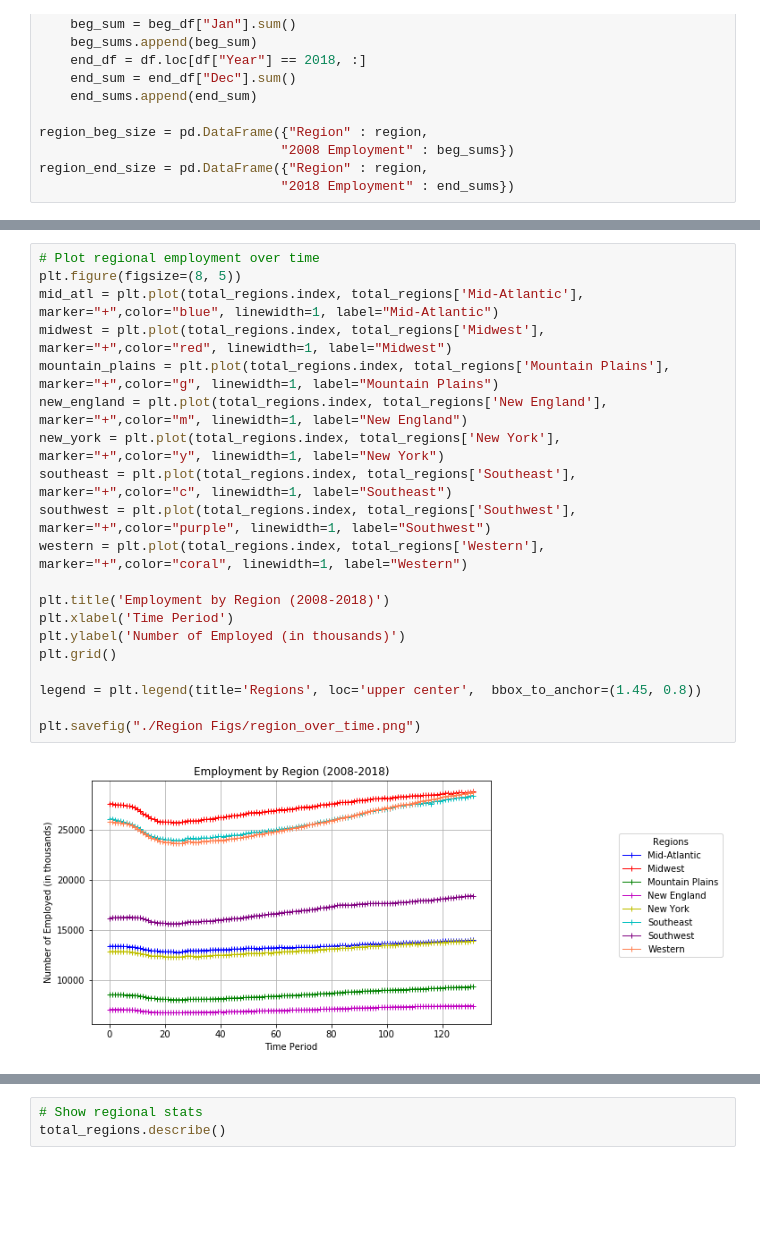
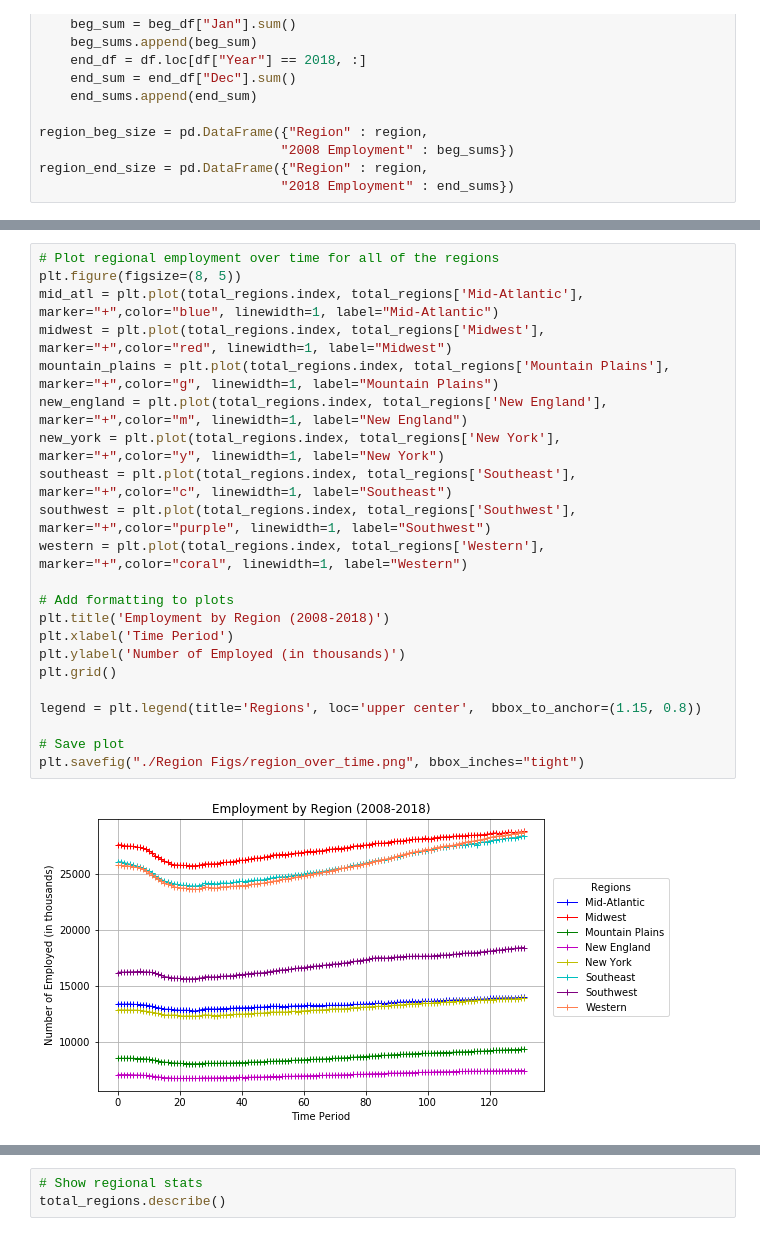
Before and after one commit to soraerae/Project-01-Employment-Data, a Jupyter notebook: Region Code/Employment_by_state.ipynb, the cells around one changed output, grey strips where cells are left out. Drawn from its saved outputs; the diff is of its cells as text; blank space fills up the shorter version.

```diff
--- a/Region Code/Employment_by_state.ipynb
+++ b/Region Code/Employment_by_state.ipynb
@@ -199,24 +202,26 @@ total_regions.head()
 | 3 | 2008 | 04-Apr | 13397.1 | 27465.0 | 8572.5 | 7111.0 | 12876.2 | 25904.5 | 16255.9 | ... |
 | 4 | 2008 | 05-May | 13393.6 | 27450.8 | 8568.2 | 7101.5 | 12863.9 | 25845.3 | 16260.4 | ... |
 # %%
-# Plot regional employment over time
+# Plot regional employment over time for all of the regions
 plt.figure(figsize=(8, 5))
 mid_atl = plt.plot(total_regions.index, total_regions['Mid-Atlantic'], marker="+",color="blue", linewidth=1, label="Mid-Atlantic")
 midwest = plt.plot(total_regions.index, total_regions['Midwest'], marker="+",color="red", linewidth=1, label="Midwest")
 mountain_plains = plt.plot(total_regions.index, total_regions['Mountain Plains'], marker="+",color="g", linewidth=1, label="Mountain Plains")
 new_england = plt.plot(total_regions.index, total_regions['New England'], marker="+",color="m", linewidth=1, label="New England")
 new_york = plt.plot(total_regions.index, total_regions['New York'], marker="+",color="y", linewidth=1, label="New York")
 southeast = plt.plot(total_regions.index, total_regions['Southeast'], marker="+",color="c", linewidth=1, label="Southeast")
 southwest = plt.plot(total_regions.index, total_regions['Southwest'], marker="+",color="purple", linewidth=1, label="Southwest")
 western = plt.plot(total_regions.index, total_regions['Western'], marker="+",color="coral", linewidth=1, label="Western")
 
+# Add formatting to plots
 plt.title('Employment by Region (2008-2018)')
 plt.xlabel('Time Period')
 plt.ylabel('Number of Employed (in thousands)')
 plt.grid()
 
-legend = plt.legend(title='Regions', loc='upper center',  bbox_to_anchor=(1.45, 0.8))
+legend = plt.legend(title='Regions', loc='upper center',  bbox_to_anchor=(1.15, 0.8))
 
-plt.savefig("./Region Figs/region_over_time.png")
+# Save plot
+plt.savefig("./Region Figs/region_over_time.png", bbox_inches="tight")
 # %% [output]
-[figure, old version]
+[figure, new version]
```
Also changed, not shown: parts of 8 cells of this notebook, 4 other files.
